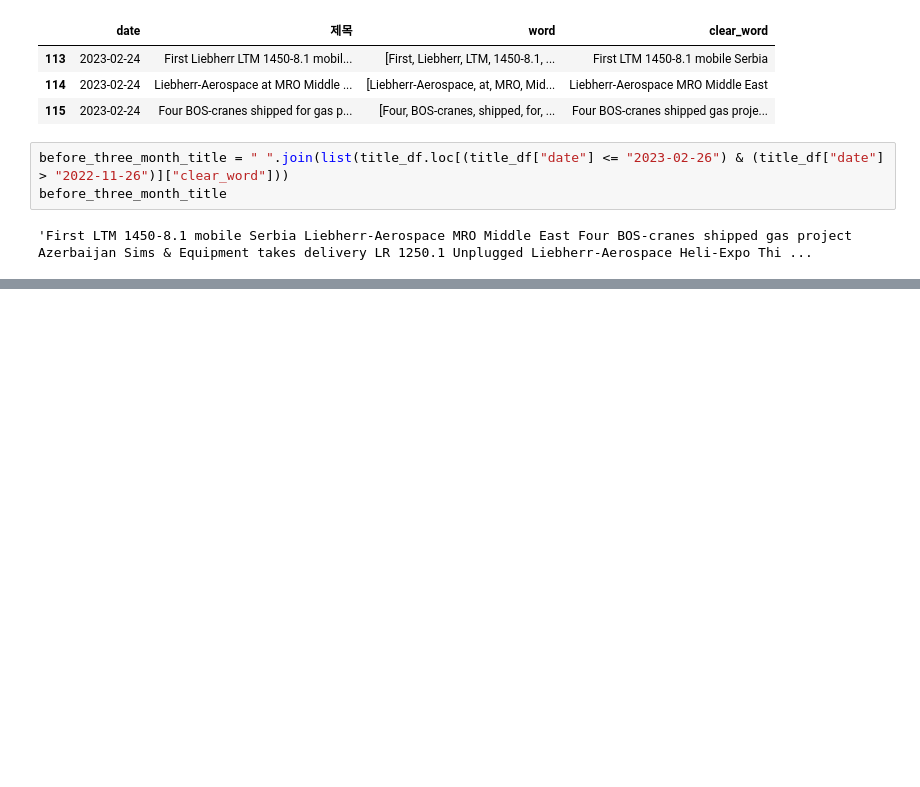
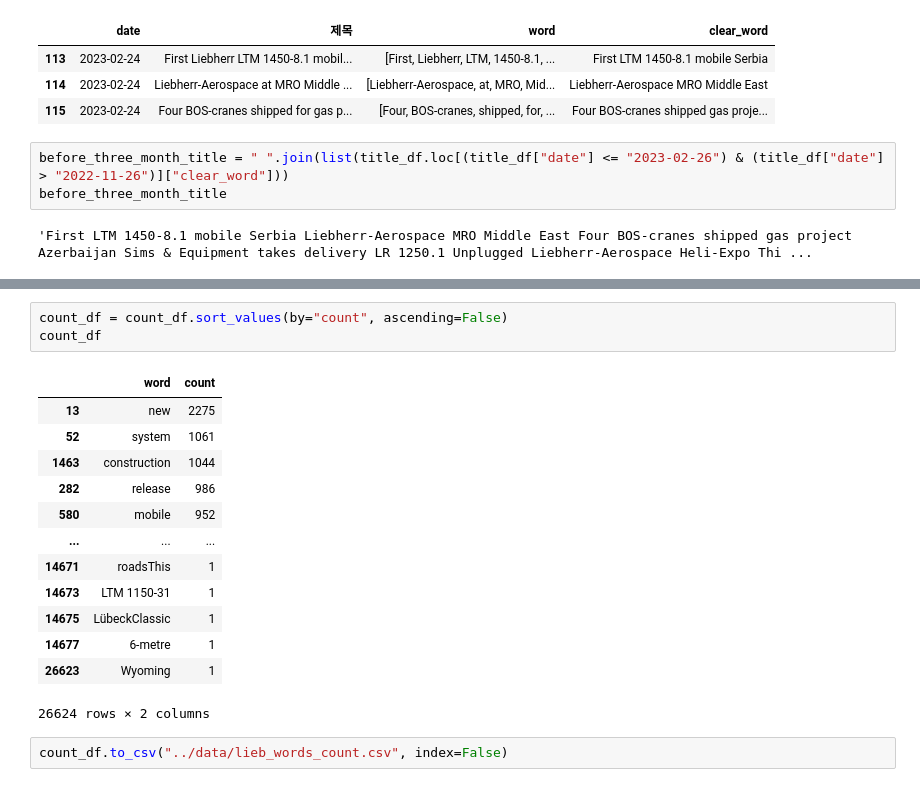
Before and after one commit to CE-MarketSensing/ConstructionEquipment, a Jupyter notebook: textmining/liebherr_6month.ipynb, the cells around one changed output, grey strips where cells are left out. Cells and saved outputs as stored; diff of their text form; blank space fills up the shorter version.

Commit message:
[lieb] 6개월치 단어 빈도수 및 제목리스트 추출

```diff
--- a/textmining/liebherr_6month.ipynb
+++ b/textmining/liebherr_6month.ipynb
@@ -217,0 +285,19 @@ plt.imshow(wc.generate(before_three_month_title))
+# %%
+count_df = count_df.sort_values(by="count", ascending=False)
+count_df
+# %% [output]
+|  | word | count |
+| 13 | new | 2275 |
+| 52 | system | 1061 |
+| 1463 | construction | 1044 |
+| 282 | release | 986 |
+| 580 | mobile | 952 |
+| ... | ... | ... |
+| 14671 | roadsThis | 1 |
+| 14673 | LTM 1150-31 | 1 |
+| 14675 | LübeckClassic | 1 |
+| 14677 | 6-metre | 1 |
+| 26623 | Wyoming | 1 |
+26624 rows × 2 columns
+# %%
+count_df.to_csv("../data/lieb_words_count.csv", index=False)
```
Also changed, not shown: parts of 19 cells of this notebook, 3 other files.
